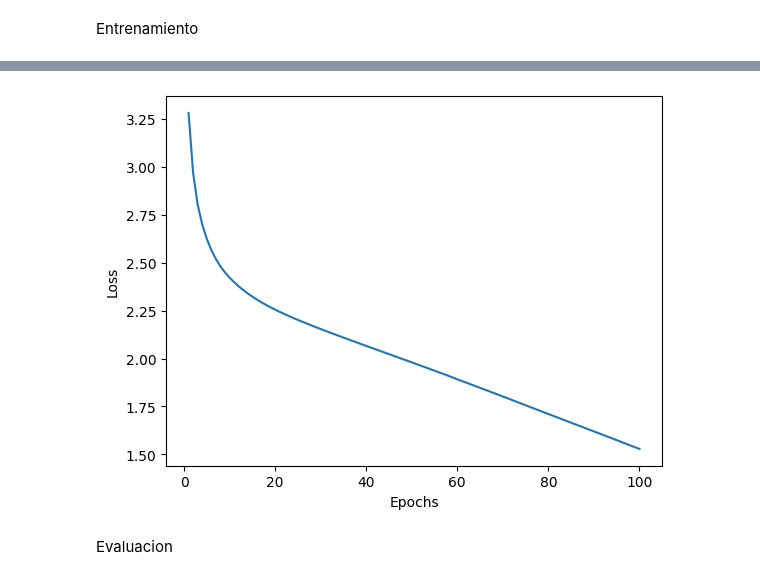
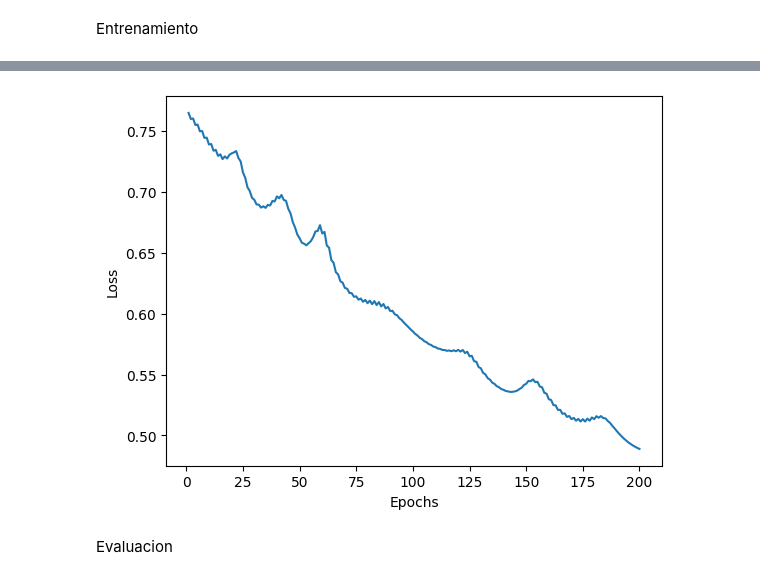
Before and after one commit to Daniel9ad/LaboratoriosIA2, a Jupyter notebook: Lab01/Lab01.ipynb, the cells around one changed output, grey strips where cells are left out. Cells and saved outputs as stored; diff of their text form; code cells hidden in the pictures.

```diff
--- a/Lab01/Lab01.ipynb
+++ b/Lab01/Lab01.ipynb
@@ -12,7 +12,7 @@ from sklearn.metrics import f1_score
 # %% [markdown]
 Dataset
 # %%
-data = loadmat('emnist-digits.mat')
+data = loadmat('emnist-letters.mat')
 # %%
 X_train = data['dataset']['train'][0][0]['images'][0][0].astype('float64')#[0:10000,:]
 y_train = data['dataset']['train'][0][0]['labels'][0][0].ravel().astype('float64')#[0:10000]
@@ -63,7 +63,7 @@ def cross_entropy(output, target):
 # %% [markdown]
 Modelo
 # %%
-D_in, H1, H2, D_out = 784, 300, 500, 26
+D_in, H1, H2, H3, D_out = 784, 300, 500, 700, 26
 
 # Pesos capa oculta 1
 w1 = torch.tensor(np.random.normal(loc=0.0,
@@ -77,47 +77,37 @@ w2 = torch.tensor(np.random.normal(loc=0.0,
           size = (H1, H2)), requires_grad=True, device="cuda", dtype=torch.float)
 b2 = torch.zeros(H2, requires_grad=True, device="cuda", dtype=torch.float)
 
+# Pesos capa oculta 3
+w3 = torch.tensor(np.random.normal(loc=0.0,
+          scale = np.sqrt(2/(D_in+H3)),
+          size = (H2, H3)), requires_grad=True, device="cuda", dtype=torch.float)
+b3 = torch.zeros(H3, requires_grad=True, device="cuda", dtype=torch.float)
+
 # Pesos capa de salida
-w3 = torch.tensor(np.random.normal(loc=0.0,
+w4 = torch.tensor(np.random.normal(loc=0.0,
           scale = np.sqrt(2/(D_out+H2)),
-          size = (H2, D_out)), requires_grad=True, device="cuda", dtype=torch.float)
-b3 = torch.zeros(D_out, requires_grad=True, device="cuda", dtype=torch.float)
+          size = (H3, D_out)), requires_grad=True, device="cuda", dtype=torch.float)
+b4 = torch.zeros(D_out, requires_grad=True, device="cuda", dtype=torch.float)
 
 # convertimos datos a tensores y copiamos en gpu
 X_t = torch.from_numpy(X_train).float().cuda()
 Y_t = torch.from_numpy(y_train).long().cuda()
-# %%
-modelo = torch.nn.Sequential(
-    torch.nn.Linear(784, 300),
-	  torch.nn.ReLU(),
-    torch.nn.Linear(300, 500),
-	  torch.nn.ReLU(),
-    torch.nn.Linear(500, 26),
-).cuda()
-criterion = torch.nn.CrossEntropyLoss()
-optimizer = torch.optim.Adam(modelo.parameters())
-epochs = 100
-for e in range(1, epochs+1):
-    y_pred = modelo(X_t)
-    loss = criterion(y_pred, Y_t)
-    optimizer.zero_grad()
-    loss.backward()
-    optimizer.step()
 # %% [markdown]
 Entrenamiento
 # %%
-epochs = 100
-lr = 0.1
+epochs = 200
+lr = 0.9
 l = []
 for e in range(1, epochs+1):
 
     # forward
     z1 = X_t.mm(w1) + b1
-    #a1 = z1.clamp(min=0) # relu
-    a1 = sigmoid(z1)
+    a1 = z1.clamp(min=0) # relu
     z2 = a1.mm(w2) + b2
     a2 = z2.clamp(min=0) # relu
-    y_pred = a2.mm(w3) + b3
+    z3 = a2.mm(w3) + b3
+    a3 = z3.clamp(min=0) # relu
+    y_pred = a3.mm(w4) + b4
 
     # loss
     loss = cross_entropy(y_pred, Y_t)
@@ -162,3 +162,3 @@ Epoch 100/100 Loss 2.00776
-[figure, old version]
+[figure, new version]
 # %% [markdown]
 Evaluacion
```
Also changed, not shown: parts of 6 cells of this notebook.
